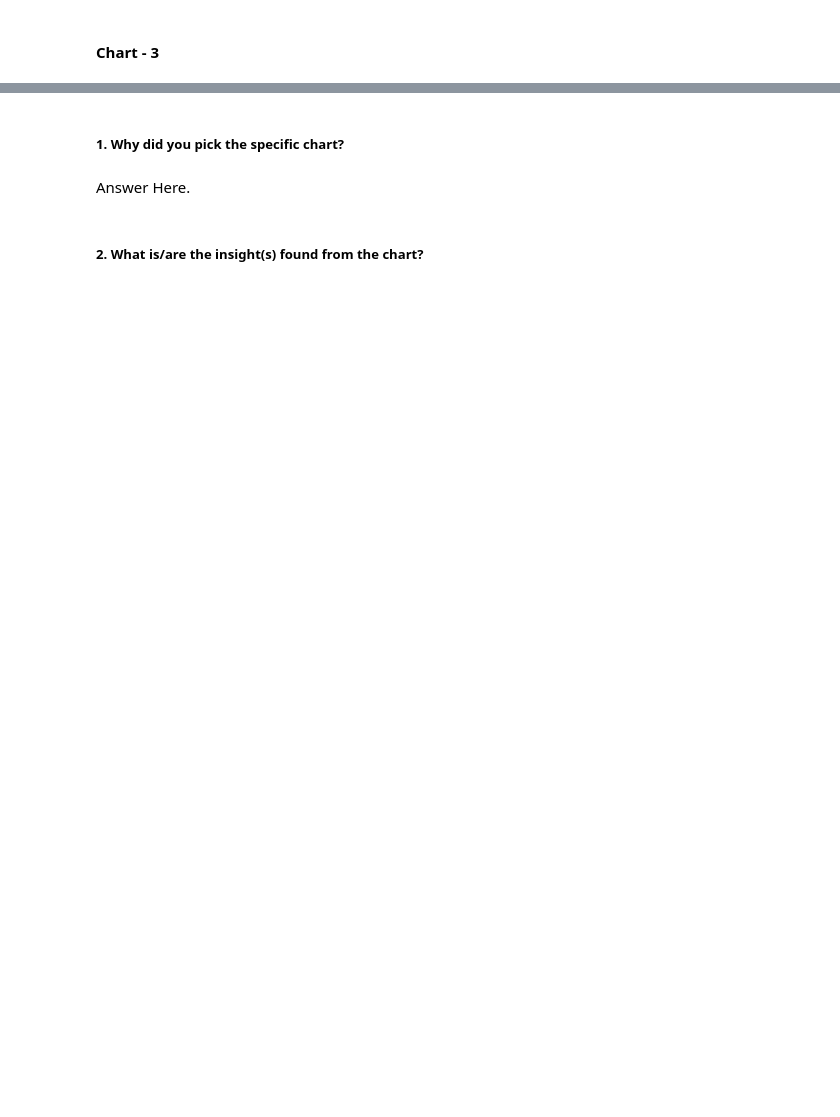
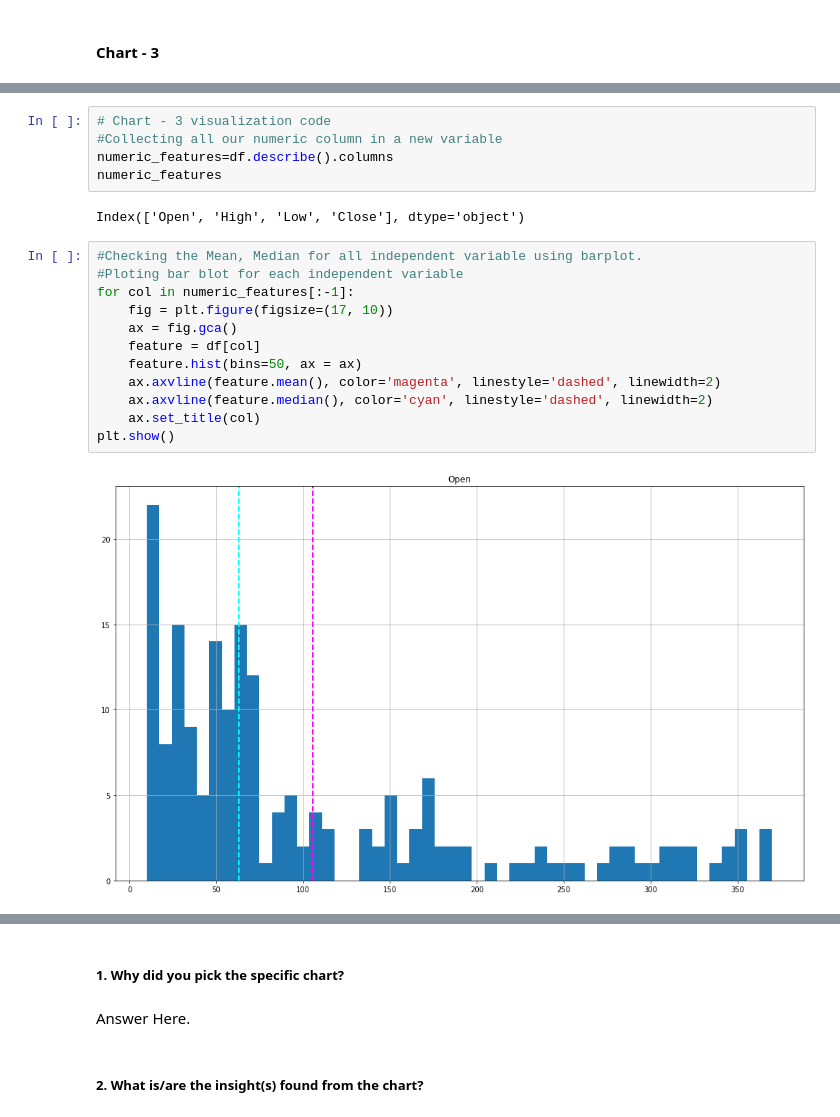
Before and after one commit to Asif-PA/YesBankStockPrediction, a Jupyter notebook: YesBankStockPrediction.ipynb, the cells around one changed output, grey strips where cells are left out. Cells and saved outputs as stored; diff of their text form; blank space fills up the shorter version.

```diff
--- a/YesBankStockPrediction.ipynb
+++ b/YesBankStockPrediction.ipynb
@@ -325,0 +381,21 @@ Answer Here
+# %%
+# Chart - 3 visualization code
+#Collecting all our numeric column in a new variable
+numeric_features=df.describe().columns
+numeric_features
+# %% [output]
+Index(['Open', 'High', 'Low', 'Close'], dtype='object')
+# %%
+#Checking the Mean, Median for all independent variable using barplot.
+#Ploting bar blot for each independent variable
+for col in numeric_features[:-1]:
+    fig = plt.figure(figsize=(17, 10))
+    ax = fig.gca()
+    feature = df[col]
+    feature.hist(bins=50, ax = ax)
+    ax.axvline(feature.mean(), color='magenta', linestyle='dashed', linewidth=2)
+    ax.axvline(feature.median(), color='cyan', linestyle='dashed', linewidth=2)
+    ax.set_title(col)
+plt.show()
+# %% [output]
+[figure, added]
```
Also changed, not shown: parts of 201 cells of this notebook.
